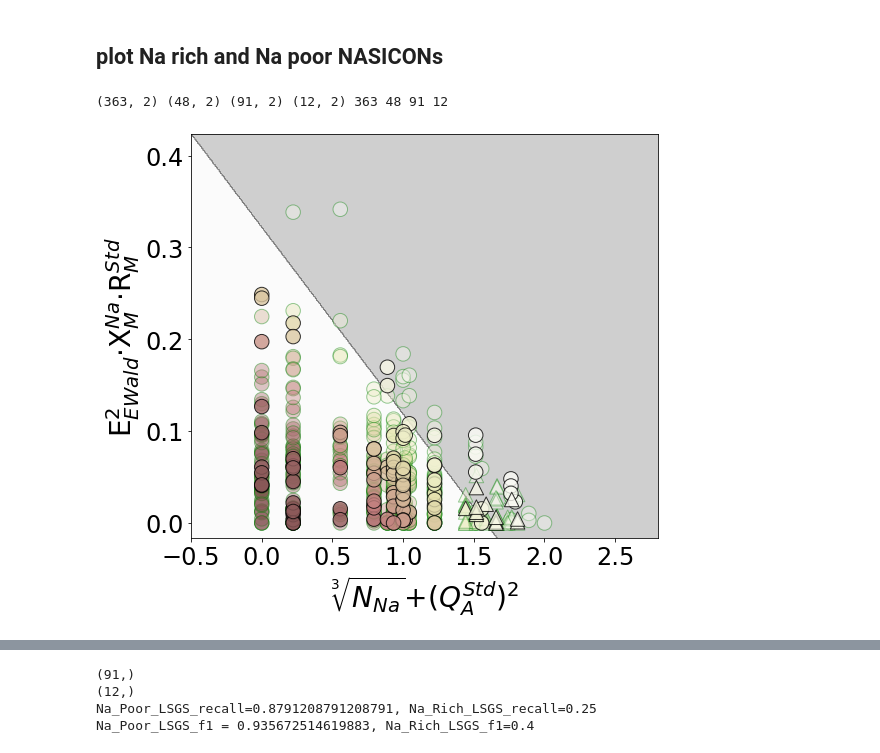
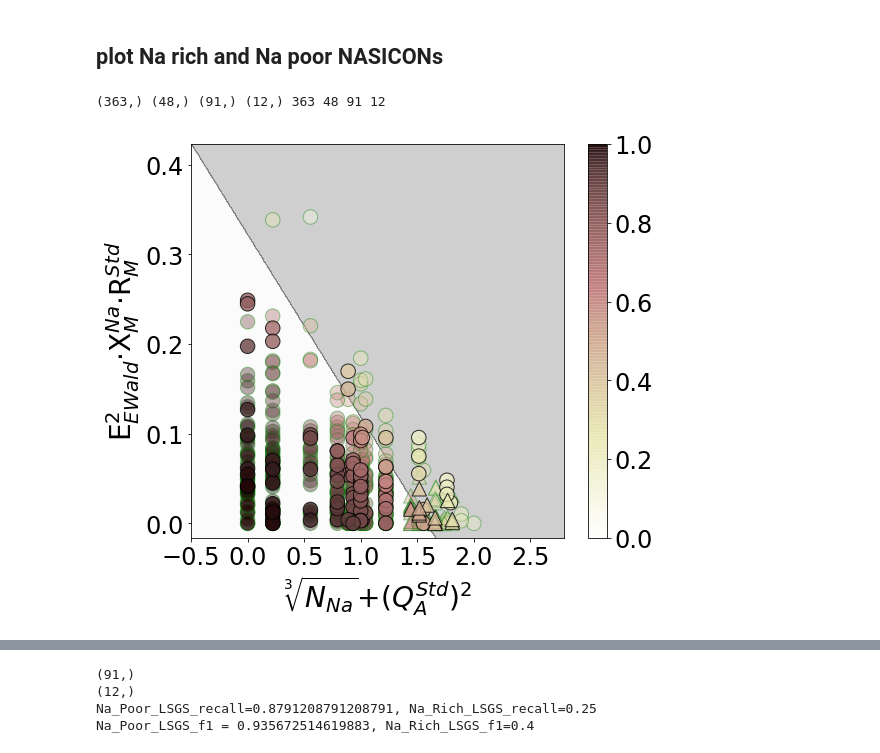
Before and after one commit to Jeff-oakley/NASICON_Predictor_Data, a Jupyter notebook: Run_five_fold_CV.ipynb, the cells around one changed output, grey strips where cells are left out. Drawn from its saved outputs; the diff is of its cells as text; code cells hidden in the pictures.

```diff
--- a/Run_five_fold_CV.ipynb
+++ b/Run_five_fold_CV.ipynb
@@ -382,58 +364,38 @@ NaRich_LSGS_test_ind = np.where((NNa_test_arry>=3.0) & (ehull_test_arry<=0))[0]
 # %%
 # The weighted ratio
 
-ratio =  best_clf.class_weight_/best_clf.class_weight_.sum()
-NaPoor_LSGS_train_proba = best_clf.predict_proba(best_X_train[NaPoor_LSGS_train_ind])*ratio
-NaRich_LSGS_train_proba = best_clf.predict_proba(best_X_train[NaRich_LSGS_train_ind])*ratio
-NaPoor_LSGS_test_proba = best_clf.predict_proba(best_X_test[NaPoor_LSGS_test_ind])*ratio
-NaRich_LSGS_test_proba = best_clf.predict_proba(best_X_test[NaRich_LSGS_test_ind])*ratio
+NaPoor_LSGS_train_proba = calc_prob(best_clf,best_X_train[NaPoor_LSGS_train_inds])
+NaRich_LSGS_train_proba = calc_prob(best_clf,best_X_train[NaRich_LSGS_train_inds])
+NaPoor_LSGS_test_proba = calc_prob(best_clf,best_X_test[NaPoor_LSGS_test_inds])
+NaRich_LSGS_test_proba = calc_prob(best_clf,best_X_test[NaRich_LSGS_test_inds])
 
 print(
     NaPoor_LSGS_train_proba.shape, NaRich_LSGS_train_proba.shape, \
     NaPoor_LSGS_test_proba.shape, NaRich_LSGS_test_proba.shape, \
-    len(NaPoor_LSGS_train_ind), len(NaRich_LSGS_train_ind), \
-    len(NaPoor_LSGS_test_ind), len(NaRich_LSGS_test_ind)
+    len(NaPoor_LSGS_train_inds), len(NaRich_LSGS_train_inds), \
+    len(NaPoor_LSGS_test_inds), len(NaRich_LSGS_test_inds)
       )
 # %% [output]
-(363, 2) (48, 2) (91, 2) (12, 2) 363 48 91 12
+(363,) (48,) (91,) (12,) 363 48 91 12
 # %%
 plt.figure(figsize=(8,7))
-x_min, x_max = X_all_data[:,0].min()-0.5, X_all_data[:,0].max()+0.5
-y_min, y_max = X_all_data[:,1].min()-50, X_all_data[:,1].max()+100
 
-plot_stepx = (x_max-x_min)/500;
-plot_stepy = (y_max-y_min)/500;
-xx, yy = np.meshgrid(np.arange(x_min, x_max, plot_stepx),
-                     np.arange(y_min, y_max, plot_stepy))
-Z = best_clf.predict(np.c_[xx.ravel(), yy.ravel()])
-Z = Z.reshape(xx.shape)
-
-cs = plt.contourf(xx, yy, Z, cmap=plt.cm.binary,alpha=0.2)
-
-ehull_train_arry = ehull_all_data[best_train_index]
-ehull_test_arry = ehull_all_data[best_test_index]
-
-plt.scatter(best_X_train[NaPoor_LSGS_train_ind,0],best_X_train[NaPoor_LSGS_train_ind,1],cmap='pink_r',marker='o',
-         s=210,c=NaPoor_LSGS_train_proba[:,0],edgecolors=['g' for _ in range(len(NaPoor_LSGS_test_ind))],alpha=0.4,
+plot_ml_grid(clf,X_all_data)
+plt.scatter(best_X_train[NaPoor_LSGS_train_inds,0],best_X_train[NaPoor_LSGS_train_inds,1],cmap='pink_r',marker='o',
+         s=210,c=NaPoor_LSGS_train_proba,edgecolors=['g' for _ in range(len(NaPoor_LSGS_test_inds))],alpha=0.4,
             vmin=0.0,vmax=1.0)
-plt.scatter(best_X_train[NaRich_LSGS_train_ind,0],best_X_train[NaRich_LSGS_train_ind,1],cmap='pink_r',marker='^',
-         s=210,c=NaRich_LSGS_train_proba[:,0],edgecolors=['g' for _ in range(len(NaPoor_LSGS_test_ind))],alpha=0.4,
+plt.scatter(best_X_train[NaRich_LSGS_train_inds,0],best_X_train[NaRich_LSGS_train_inds,1],cmap='pink_r',marker='^',
+         s=210,c=NaRich_LSGS_train_proba,edgecolors=['g' for _ in range(len(NaPoor_LSGS_test_inds))],alpha=0.4,
             vmin=0.0,vmax=1.0)
-plt.scatter(best_X_test[NaPoor_LSGS_test_ind,0],best_X_test[NaPoor_LSGS_test_ind,1],cmap='pink_r',marker='o',
-         s=210,c=NaPoor_LSGS_test_proba[:,0],edgecolors=['k' for _ in range(len(NaPoor_LSGS_test_ind))],alpha=0.8,
+plt.scatter(best_X_test[NaPoor_LSGS_test_inds,0],best_X_test[NaPoor_LSGS_test_inds,1],cmap='pink_r',marker='o',
+         s=210,c=NaPoor_LSGS_test_proba,edgecolors=['k' for _ in range(len(NaPoor_LSGS_test_inds))],alpha=0.8,
          vmin=0.0,vmax=1.0)
-plt.scatter(best_X_test[NaRich_LSGS_test_ind,0],best_X_test[NaRich_LSGS_test_ind,1],cmap='pink_r',marker='^',
-         s=210,c=NaRich_LSGS_test_proba[:,0],edgecolors=['k' for _ in range(len(NaRich_LSGS_test_ind))],alpha=0.8,
+plt.scatter(best_X_test[NaRich_LSGS_test_inds,0],best_X_test[NaRich_LSGS_test_inds,1],cmap='pink_r',marker='^',
+         s=210,c=NaRich_LSGS_test_proba,edgecolors=['k' for _ in range(len(NaRich_LSGS_test_inds))],alpha=0.8,
          vmin=0.0,vmax=1.0)
-
-_ = plt.yticks([0.00/norm_factor,0.10/norm_factor,0.20/norm_factor,0.30/norm_factor,0.40/norm_factor],
-           [0.0,0.1,0.2,0.3,0.4])
-_ = plt.xticks(fontsize=24); plt.yticks(fontsize=24)
-plt.xlabel('$\sqrt[3]{N_{Na}}$+($Q_{A}^{Std}$)$^2$',fontsize=28)
-plt.ylabel(r'E$_{EWald}^2$$\cdot$X$_{M}^{Na}$$\cdot$R$_{M}^{Std}$',fontsize=28)
-plt.xlim((-0.5,2.8))
-plt.ylim((-30,780))
-plt.tight_layout()
+CB=plt.colorbar()
+CB.ax.tick_params(labelsize=24)
+pretty_plot()
 plt.savefig('Fig_5c.pdf')
 # %% [output]
-[figure, old version]
+[figure, new version]
```
Also changed, not shown: parts of 21 cells of this notebook, 8 other files.
